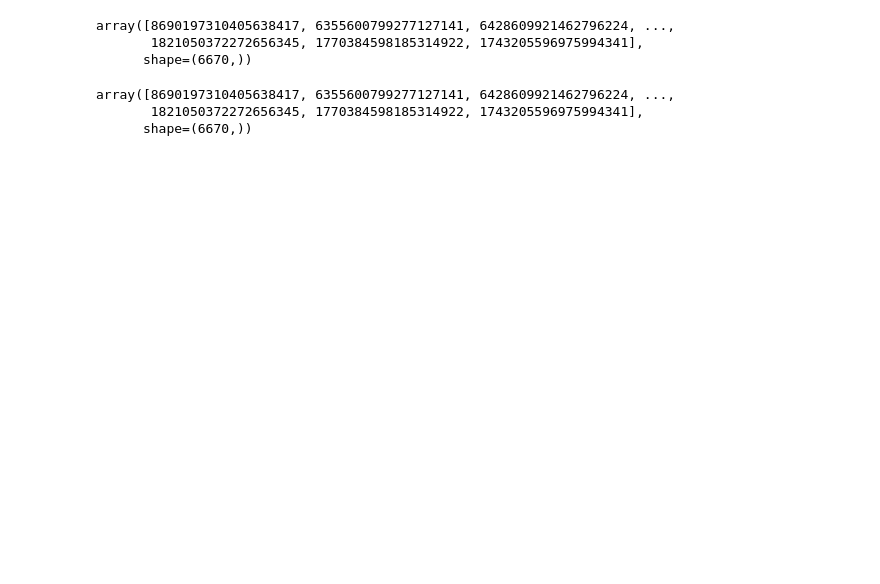
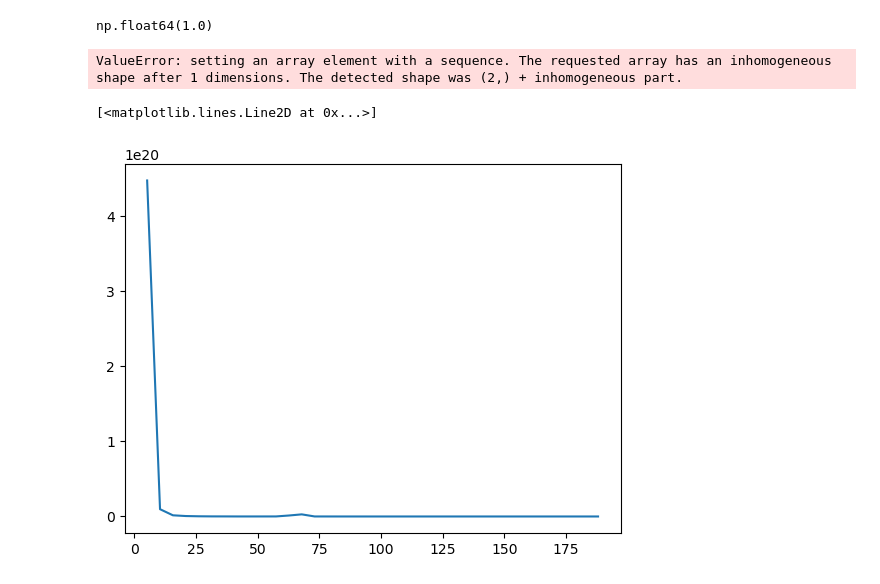
Before and after one commit to J-vadillo/Vadillo-Justice-League-Code, a Jupyter notebook: Covering Fractions -c/Covering Fractions Analysis.ipynb, the cells around one changed output. Cells and saved outputs as stored; diff of their text form; code cells hidden in the pictures; blank space fills up the shorter version.

Commit message:
added in data tracking for cfs

```diff
--- a/Covering Fractions -c/Covering Fractions Analysis.ipynb
+++ b/Covering Fractions -c/Covering Fractions Analysis.ipynb
@@ -139,7 +141,7 @@ def detectable_plot(data, filename):
 
 
     ions = ['HI', 'OVI']
-    all_colors = [['cyan','violet, tab:blue'], ['red', 'orange', 'tab:orange']]
+    all_colors = [['cyan','violet', 'tab:blue'], ['red', 'orange', 'tab:orange']]
     polar_axes = [axph, axpo]
     for x in range(2):
         ion = ions[x]
@@ -152,8 +154,8 @@ def detectable_plot(data, filename):
         axs[x].imshow(data['total'][ion]['Detectable'], cmap = 'bone_r', label='Both Needed', origin = 'lower')
 
         axs[x].contour(data['local'][ion]['Detectable'], colors = colors[0], levels=[0.1, 2], zorder=1, origin = 'lower')
-        axs[0].contour(data['halos'][ion]['Detectable'], colors = colors[1], levels=[0.1, 2], zorder=1, origin = 'lower')
-        axs[0].contourf(both, colors =colors[2],levels=[0.1, 2], zorder=2, origin = 'lower')
+        axs[x].contour(data['halos'][ion]['Detectable'], colors = colors[1], levels=[0.1, 2], zorder=1, origin = 'lower')
+        axs[x].contourf(both, colors =colors[2],levels=[0.1, 2], zorder=2, origin = 'lower')
 
 
         legend_elements =  [Patch(facecolor=colors[2], edgecolor=colors[2],label='Always Detectable'),
@@ -162,7 +164,7 @@ def detectable_plot(data, filename):
                             Line2D([0], [0],  color= colors[1], lw = 2, label='Exclusivley Halos')]
 
         polar_axes[x].legend(handles=legend_elements, loc = 'lower left', fontsize = 10)
-        axph.set_title("Detectable " + ion, fontsize = 14, y=1.05)#label the plots
+        polar_axes[x].set_title("Detectable " + ion, fontsize = 14, y=1.05)#label the plots
         axs[x].set_axis_off()
 
     plt.show()
@@ -173,7 +175,6 @@ def detectable_plot(data, filename):
 
 def comparison_plot(data, edge,h1, filename):
     fig, ax = plt.subplots(1, 2, figsize=(16, 6))# define plot
-    data['total']['HI']['CD']
 
     X = np.linspace(-edge, edge, num = data['total']['HI']['CD'][1].size)
 
@@ -226,26 +229,30 @@ def datatableCD(h1, Halo_Particles, edge):
 # %%
 filenames = ['Elena','Sandra', 'Sonia', 'Ruth']
+tracking.find_halo_keys(simulations)
+data_filepath = '/home/vadilloj/MAP2023/Vadillo-Justice-League-Code/Covering Fractions -c/Data'
 for filename in filenames:
     s, h1 = base.load_in_sim(filename)
     ions.calculate_gas_mass(s)
     ions.calculate_gas_rhos(s)
-    tracking.find_halo_keys(simulations)
+
     Halo_Particles = tracking.find_halo_particles(h1, simulations, filename)
 
-    Halo_frac  = (np.sum(Halo_Particles['all_halos'].g['mass'])/np.sum(h1.g['mass']))*100
+    Halo_frac  = (np.sum(Halo_Particles['halos'].g['mass'])/np.sum(h1.g['mass']))*100
     print (str(Halo_frac) +" percent of mass is from sattelites in " + filename)
 
-    HI_Halo_frac  = (np.sum(Halo_Particles['all_halos'].g['HI_mass'])/np.sum(h1.g['HI_mass']))*100
+    HI_Halo_frac  = (np.sum(Halo_Particles['halos'].g['HI_mass'])/np.sum(h1.g['HI_mass']))*100
     print (str(HI_Halo_frac) +" percent of HI is from sattelites in " + filename)
 
-    OVI_Halo_frac  = (np.sum(Halo_Particles['all_halos'].g['OVI_mass'])/np.sum(h1.g['OVI_mass']))*100
+    OVI_Halo_frac  = (np.sum(Halo_Particles['halos'].g['OVI_mass'])/np.sum(h1.g['OVI_mass']))*100
     print (str(OVI_Halo_frac) +" percent of OVI is from sattelites in " + filename)
 
 
     edge = int(np.max(h1.g['r']))
-    datatableCD = datatableCD(h1, Halo_Particles, edge)
+    dataCF = datatableCD(h1, Halo_Particles, edge)
+    datafileName = filename + ' CF data.csv'
 
+    dataCF.to_csv(datafileName)
 
-    CD_Plot(datatableCD, edge, filename)
-    detectable_plot(datatableCD,filename)
-    comparison_plot(datatableCD, edge, h1, filename)
+    CF_Plot(dataCF, edge, filename)
+    detectable_plot(dataCF,filename)
+    comparison_plot(dataCF, edge, h1, filename)
@@ -261,2 +263,5 @@ for filename in filenames:
+# %%
+HI_CD = get_CD(h1.g, "HI_rho", edge)
+HI_CF = (base.Polar_Profile(HI_CD, edge))
 # %%
 # %% [output]
@@ -278,12 +270,0 @@ h = s.halos(halo_numbers='v1')
-# %%
-h.keys()
-# %% [output]
-array([8690197310405638417, 6355600799277127141, 6428609921462796224, ...,
-       1821050372272656345, 1770384598185314922, 1743205596975994341],
-      shape=(6670,))
-# %%
-h.keys()
-# %% [output]
-array([8690197310405638417, 6355600799277127141, 6428609921462796224, ...,
-       1821050372272656345, 1770384598185314922, 1743205596975994341],
-      shape=(6670,))
@@ -289,0 +273,13 @@ array([8690197310405638417, 6355600799277127141, 6428609921462796224, ...,
+# %%
+np.max(HI_CF_2[0])
+# %% [output]
+np.float64(1.0)
+# %%
+np.max(HI_CF)
+# %% [output]
+ValueError: setting an array element with a sequence. The requested array has an inhomogeneous shape after 1 dimensions. The detected shape was (2,) + inhomogeneous part.
+# %%
+plt.plot(HI_CF[1][1:], HI_CF[0])
+# %% [output]
+[<matplotlib.lines.Line2D at 0x...>]
+[figure, added]
```
Also changed, not shown: parts of 15 cells of this notebook, 17 other files.
